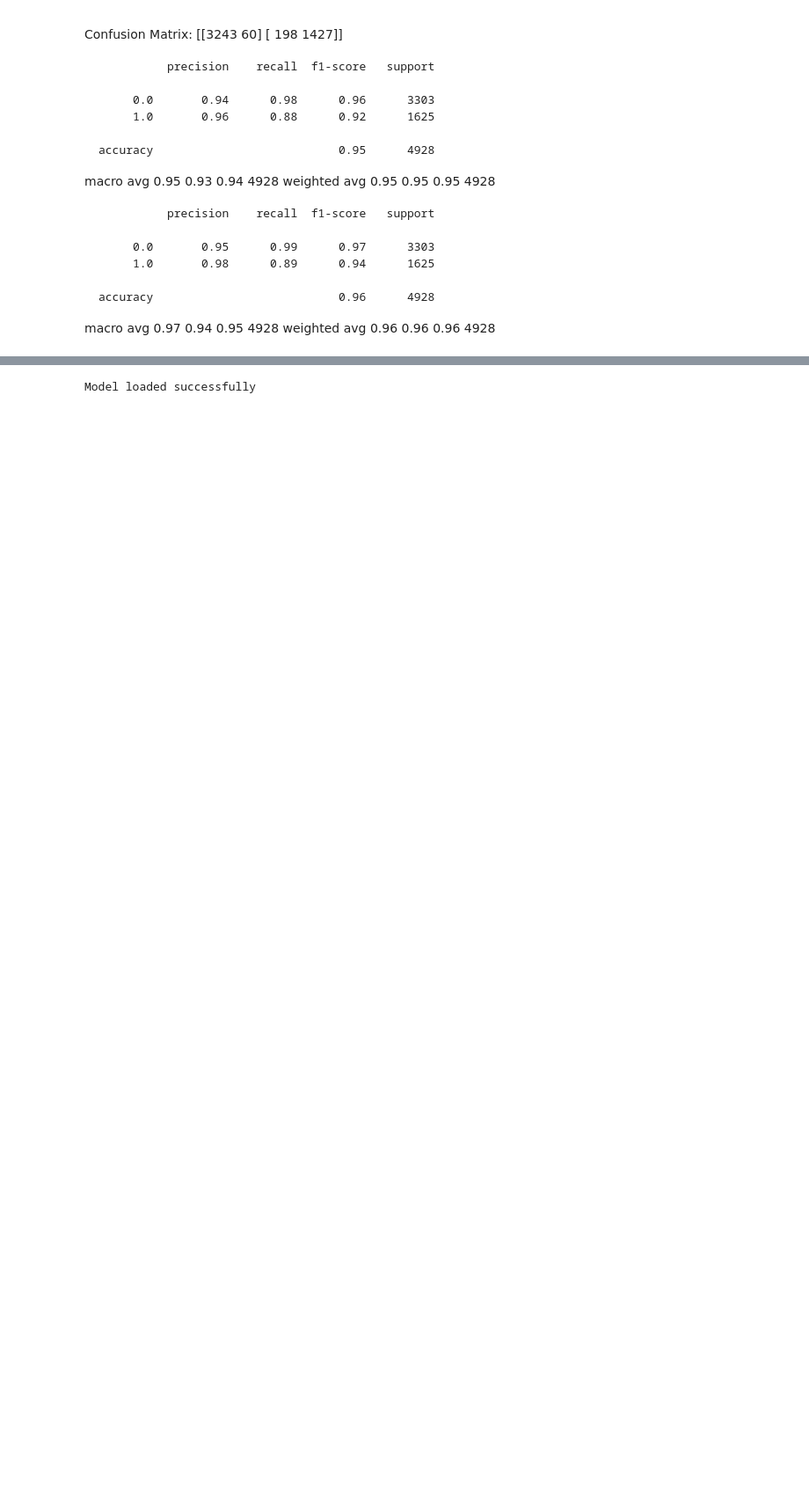
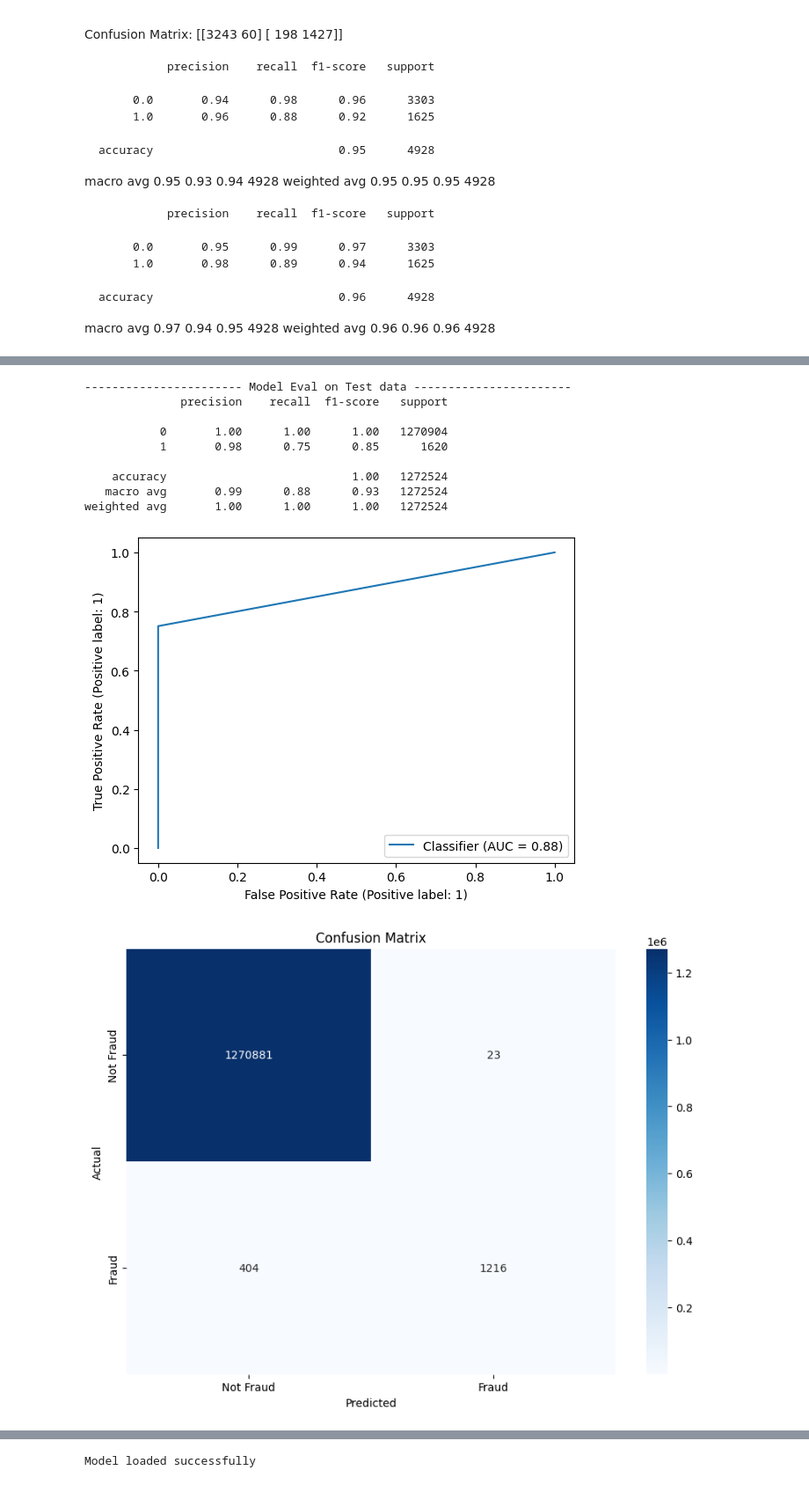
Before and after one commit to AmirMohammadiKarbalaei/FraudDetection, a Jupyter notebook: Notebook.ipynb, the cells around one changed output, grey strips where cells are left out. Shown: that part at 88% size. Cells and saved outputs as stored; diff of their text form; code cells hidden in the pictures; blank space fills up the shorter version.

```diff
--- a/Notebook.ipynb
+++ b/Notebook.ipynb
@@ -303,0 +380,17 @@ weighted avg       0.96      0.96      0.96      4928
+# %%
+df['type'] = label_encoder.fit_transform(df['type'])
+df['nameOrig'] = label_encoder.fit_transform(df['nameOrig'])
+df['nameDest'] = label_encoder.fit_transform(df['nameDest'])
+
+# Fill missing values
+df.fillna({'oldbalanceDest': 0}, inplace=True)
+df.fillna({'oldbalanceDest': 0}, inplace=True)
+
+# Normalize numerical features
+scaler = StandardScaler()
+numerical_features = ['step', 'amount', 'oldbalanceOrg', 'newbalanceOrig', 'oldbalanceDest', 'newbalanceDest','nameOrig','nameDest']
+df[numerical_features] = scaler.fit_transform(df[numerical_features])
+
+# Define features and target
+features = df.drop(columns=['isFraud', 'isFlaggedFraud',"step"])
+target = df['isFraud']
@@ -304 +452,37 @@ weighted avg       0.96      0.96      0.96      4928
+# %%
+()
+X_train, X_test, y_train, y_test = train_test_split(features, target, test_size=0.2, random_state=42)
+
+random_forest = RandomForestClassifier()
+random_forest.fit(X_train, y_train)
+y_pred_random_forest = random_forest.predict(X_test)
+
+print("----------------------- Model Eval on Test data -----------------------")
+
+# Classification Report
+print(classification_report(y_test, y_pred_random_forest))
+conf_matrix = confusion_matrix(y_test, y_pred_random_forest)
+# ROC Curve
+RocCurveDisplay.from_predictions(y_test, y_pred_random_forest)
+plt.show()
+
+# Confusion Matrix Plot
+plt.figure(figsize=(10, 7))
+sns.heatmap(conf_matrix, annot=True, fmt='d', cmap='Blues', xticklabels=['Not Fraud', 'Fraud'], yticklabels=['Not Fraud', 'Fraud'])
+plt.xlabel('Predicted')
+plt.ylabel('Actual')
+plt.title('Confusion Matrix')
+plt.show()
+# %% [output]
+----------------------- Model Eval on Test data -----------------------
+              precision    recall  f1-score   support
+
+           0       1.00      1.00      1.00   1270904
+           1       0.98      0.75      0.85      1620
+
+    accuracy                           1.00   1272524
+   macro avg       0.99      0.88      0.93   1272524
+weighted avg       1.00      1.00      1.00   1272524
+[figure, added]
+[figure, added]
 # %%
```
Also changed, not shown: parts of 14 cells of this notebook, 3 other files.
